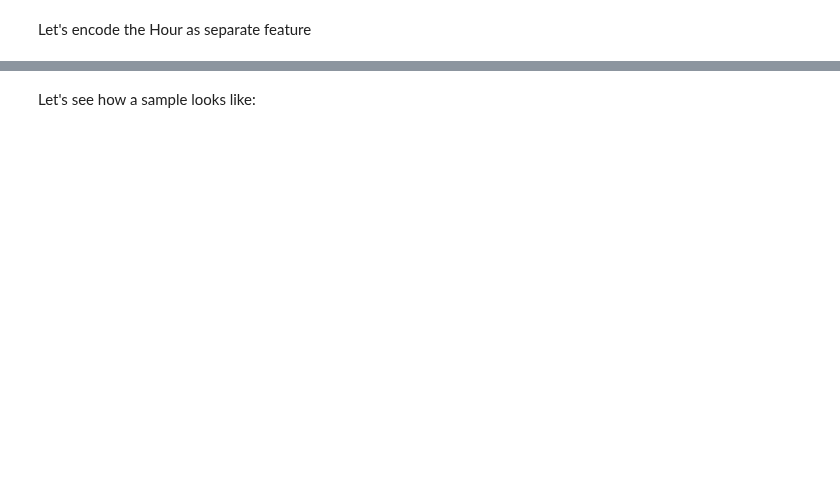
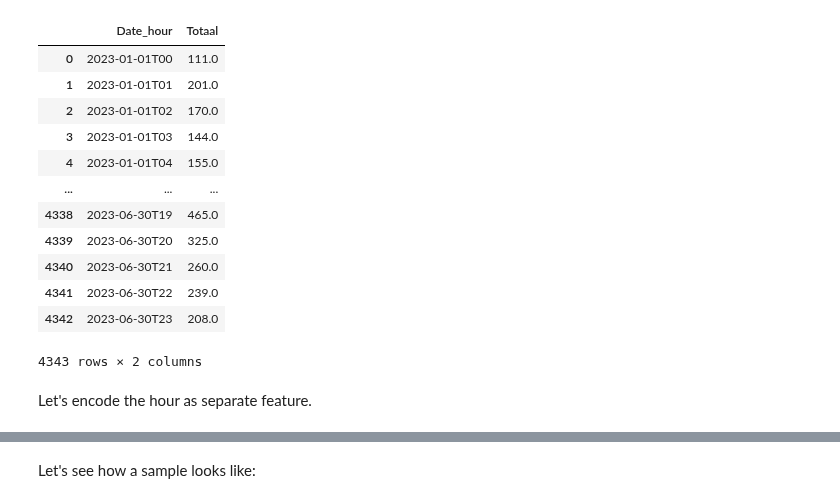
Before and after one commit to tfmortie/mlcourse, a Jupyter notebook: 11_rnns/Lab11_rnns.ipynb, the cells around one changed output, grey strips where cells are left out. Cells and saved outputs as stored; diff of their text form; code cells hidden in the pictures; blank space fills up the shorter version.

```diff
--- a/11_rnns/Lab11_rnns.ipynb
+++ b/11_rnns/Lab11_rnns.ipynb
@@ -28,19 +36,33 @@ In this PC-lab we will explore autoregressive modeling on the beloved dataset of
 # %%
 import pandas as pd
 import numpy as np
 import torch
 import torch.nn as nn
 
 import urllib.request
-urllib.request.urlretrieve("https://raw.githubusercontent.com/BioML-UGent/MLLS/main/13_rnns/train_data.csv", "./train_data.csv")
-urllib.request.urlretrieve("https://raw.githubusercontent.com/BioML-UGent/MLLS/main/13_rnns/test_data.csv", "./test_data.csv")
+urllib.request.urlretrieve("https://raw.githubusercontent.com/tfmortie/mlcourse/main/11_rnns/train_data.csv", "./train_data.csv")
+urllib.request.urlretrieve("https://raw.githubusercontent.com/tfmortie/mlcourse/main/11_rnns/test_data.csv", "./test_data.csv")
 
 train_data = pd.read_csv("train_data.csv", sep = ",")
 test_data = pd.read_csv("test_data.csv", sep = ",")
 
 train_data
+# %% [output]
+|  | Date_hour | Totaal |
+| 0 | 2023-01-01T00 | 111.0 |
+| 1 | 2023-01-01T01 | 201.0 |
+| 2 | 2023-01-01T02 | 170.0 |
+| 3 | 2023-01-01T03 | 144.0 |
+| 4 | 2023-01-01T04 | 155.0 |
+| ... | ... | ... |
+| 4338 | 2023-06-30T19 | 465.0 |
+| 4339 | 2023-06-30T20 | 325.0 |
+| 4340 | 2023-06-30T21 | 260.0 |
+| 4341 | 2023-06-30T22 | 239.0 |
+| 4342 | 2023-06-30T23 | 208.0 |
+4343 rows × 2 columns
 # %% [markdown]
-Let's encode the Hour as separate feature
+Let's encode the hour as separate feature.
 # %%
 train_data["Hour"] = train_data["Date_hour"].str.split("T", expand = True)[1].astype(float)
 test_data["Hour"] = test_data["Date_hour"].str.split("T", expand = True)[1].astype(float)
```
Also changed, not shown: parts of 22 cells of this notebook, 5 other files.
